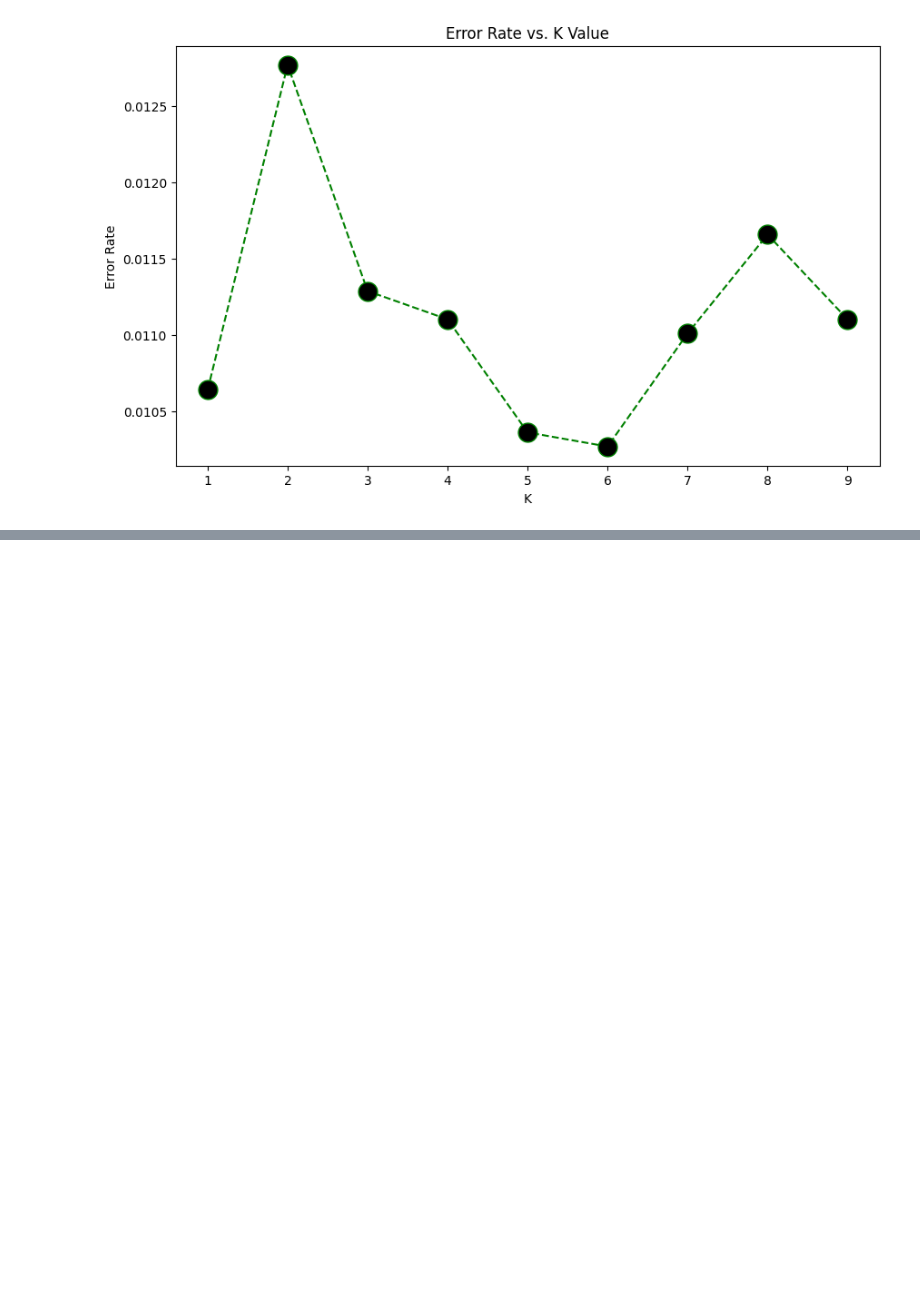
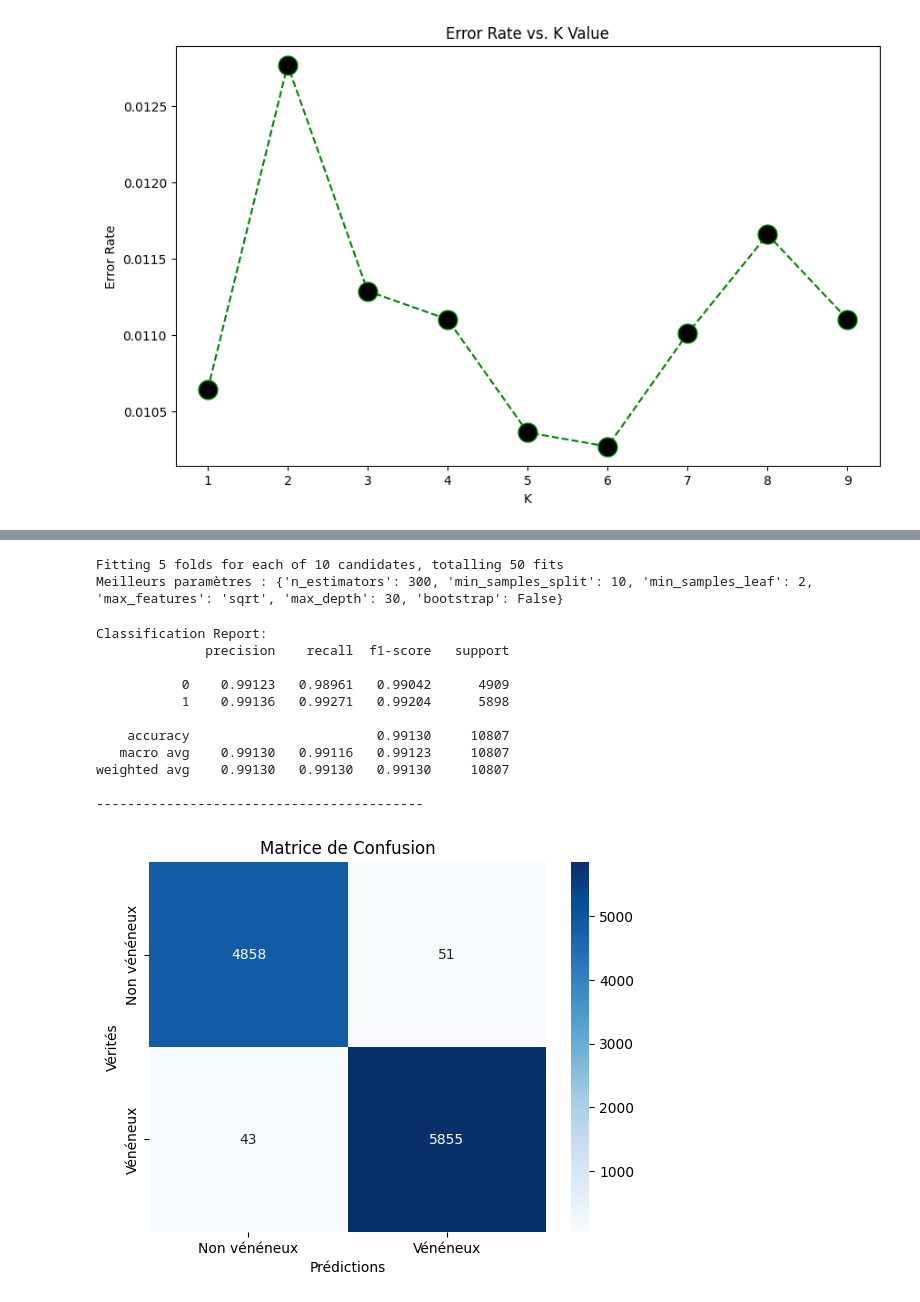
Before and after one commit to onissan19/ML-mush, a Jupyter notebook: mushroom.ipynb, the cells around one changed output, grey strips where cells are left out. Drawn from its saved outputs; the diff is of its cells as text; code cells hidden in the pictures; blank space fills up the shorter version.

```diff
--- a/mushroom.ipynb
+++ b/mushroom.ipynb
@@ -294,3 +295,44 @@ weighted avg       0.99      0.99      0.99     10807
 
 ------------------------------------------
 [figure]
+# %%
+rf = RandomForestClassifier(random_state=42)
+param_grid_rf = {
+    'n_estimators': [100, 200, 300, 500],
+    'max_depth': [None, 10, 20, 30],
+    'min_samples_split': [2, 5, 10],
+    'min_samples_leaf': [1, 2, 4],
+    'max_features': [None, 'sqrt', 'log2'],
+    'bootstrap': [True, False]
+}
+random_search_rf = RandomizedSearchCV(
+    estimator=rf,
+    param_distributions=param_grid_rf,
+    scoring='accuracy',
+    cv=5,
+    n_jobs=-1,
+    verbose=2,
+    n_iter=10,
+    error_score='raise'
+).fit(X_train, y_train)
+best_params = random_search_rf.best_params_
+print("Meilleurs paramètres :", best_params)
+# %% [output]
+Fitting 5 folds for each of 10 candidates, totalling 50 fits
+Meilleurs paramètres : {'n_estimators': 300, 'min_samples_split': 10, 'min_samples_leaf': 2, 'max_features': 'sqrt', 'max_depth': 30, 'bootstrap': False}
+# %%
+OprandomForestClassifier = RandomForestClassifier(n_estimators=300, min_samples_split=2, min_samples_leaf= 1, max_features= 'sqrt', max_depth=20, bootstrap=True).fit(X_train, y_train)
+evolution_models(OprandomForestClassifier,X_test)
+# %% [output]
+Classification Report:
+              precision    recall  f1-score   support
+
+           0    0.99123   0.98961   0.99042      4909
+           1    0.99136   0.99271   0.99204      5898
+
+    accuracy                        0.99130     10807
+   macro avg    0.99130   0.99116   0.99123     10807
+weighted avg    0.99130   0.99130   0.99130     10807
+
+------------------------------------------
+[figure, added]
```
Also changed, not shown: parts of 6 cells of this notebook.
